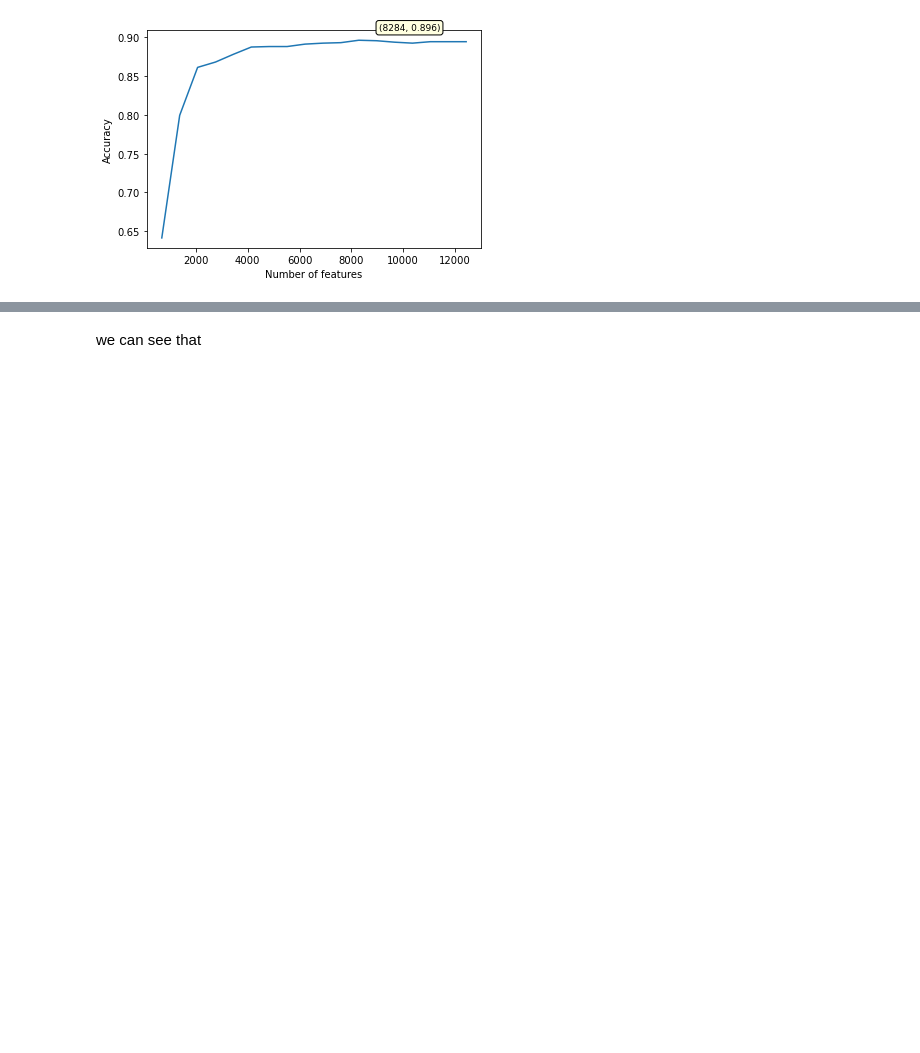
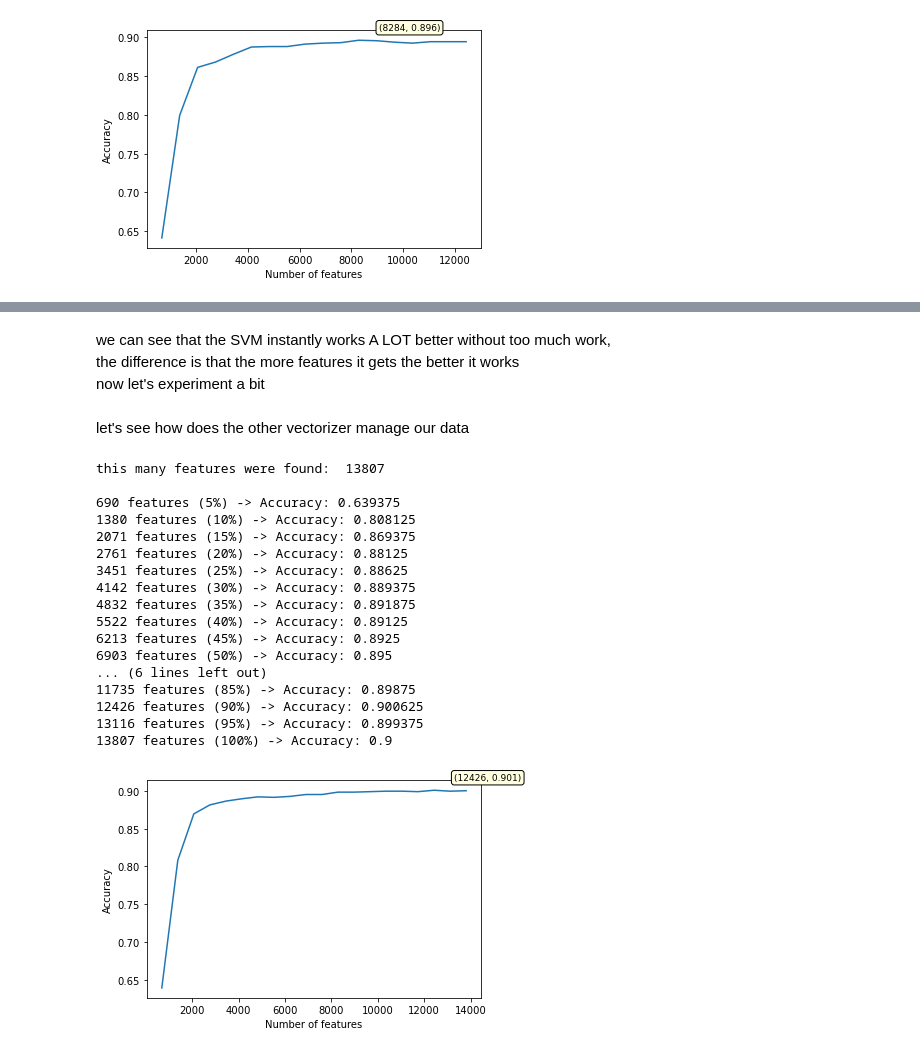
Before and after one commit to michalwietecki/text-emotion-classification, a Jupyter notebook: classification.ipynb, the cells around one changed output, grey strips where cells are left out. Drawn from its saved outputs; the diff is of its cells as text; code cells hidden in the pictures; blank space fills up the shorter version.

Commit message:
both vectorizers, acc>0.9

```diff
--- a/classification.ipynb
+++ b/classification.ipynb
@@ -415,7 +415,7 @@ def vectorizer_ngram_stopwords(from_, to_,vectorizer,sub_tf=False, model = Multi
     num_features = len(bow_pipeline.named_steps['vectorizer'].vocabulary_)
     print("this many features were found: ", num_features, "\n")
 
-    for features in [k for k in [5,10,15,20,25,30,35,40,45,50,55,60,65,70,75,80,85,90]]:
+    for features in [k for k in [5,10,15,20,25,30,35,40,45,50,55,60,65,70,75,80,85,90,95,100]]:
         number =features*num_features//100
         if vectorizer == CountVectorizer:
             bow_pipeline = Pipeline([
@@ -930,2 +942,28 @@ this many features were found:  13807
 # %% [markdown]
-we can see that
+we can see that the SVM instantly works A LOT better without too much work, <br>
+the difference is that the more features it gets the better it works<br>
+now let's experiment a bit
+# %% [markdown]
+let's see how does the other vectorizer manage our data
+# %%
+[feature_number,accuracies] = vectorizer_ngram_stopwords(1,1, TfidfVectorizer, model = LinearSVC(dual='auto'))
+plot_features_vs_accuracy(feature_number, accuracies)
+# %% [output]
+this many features were found:  13807
+
+690 features (5%) -> Accuracy: 0.639375
+1380 features (10%) -> Accuracy: 0.808125
+2071 features (15%) -> Accuracy: 0.869375
+2761 features (20%) -> Accuracy: 0.88125
+3451 features (25%) -> Accuracy: 0.88625
+4142 features (30%) -> Accuracy: 0.889375
+4832 features (35%) -> Accuracy: 0.891875
+5522 features (40%) -> Accuracy: 0.89125
+6213 features (45%) -> Accuracy: 0.8925
+6903 features (50%) -> Accuracy: 0.895
+... (6 lines left out)
+11735 features (85%) -> Accuracy: 0.89875
+12426 features (90%) -> Accuracy: 0.900625
+13116 features (95%) -> Accuracy: 0.899375
+13807 features (100%) -> Accuracy: 0.9
+[figure, added]
```
Also changed, not shown: parts of 4 cells of this notebook.
